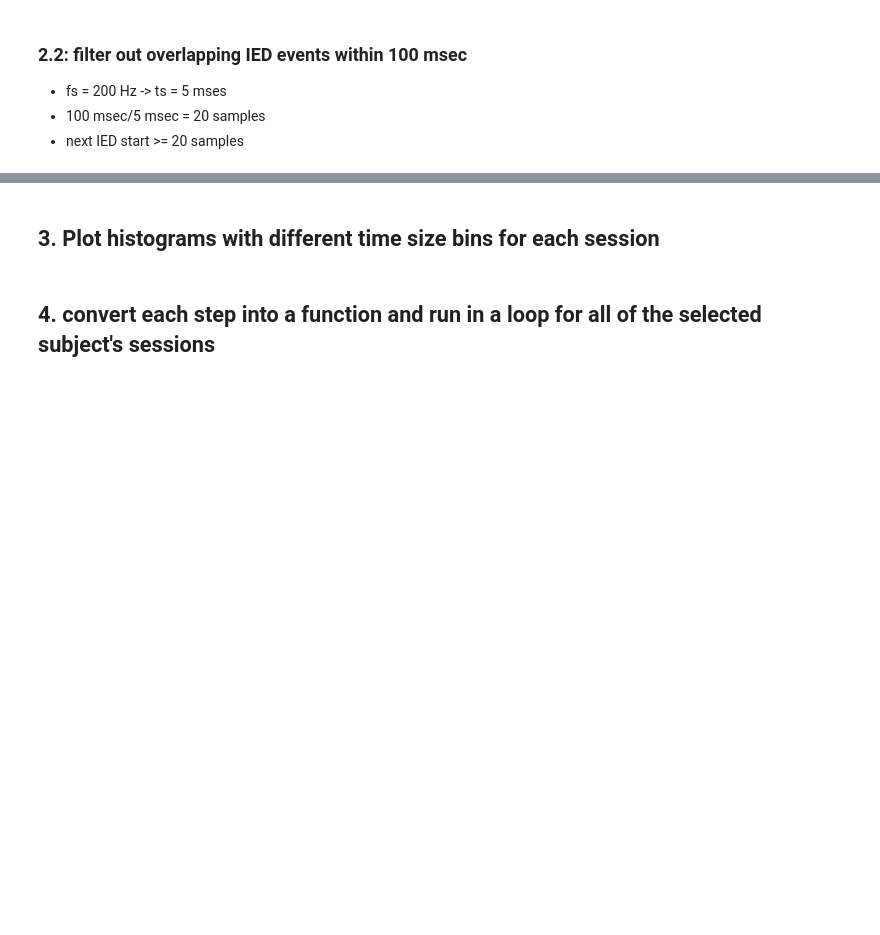
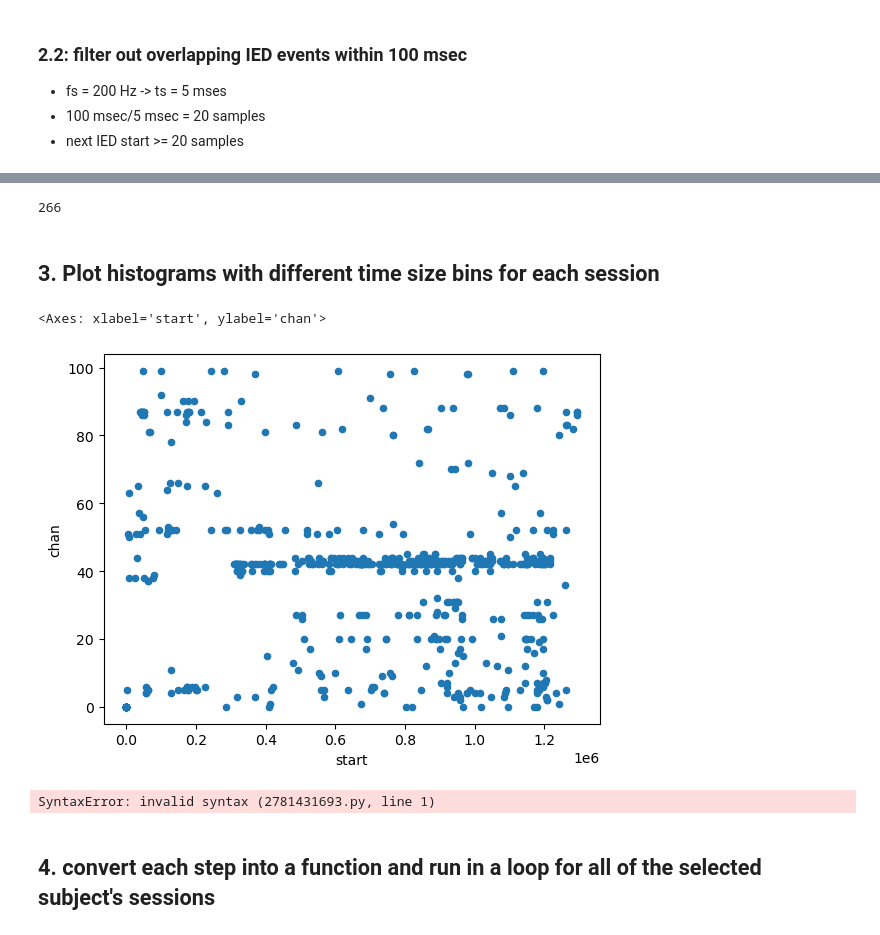
Before and after one commit to Simurgh818/IED_distributions, a Jupyter notebook: IED_distributions.ipynb, the cells around one changed output, grey strips where cells are left out. Drawn from its saved outputs; the diff is of its cells as text; code cells hidden in the pictures; blank space fills up the shorter version.

```diff
--- a/IED_distributions.ipynb
+++ b/IED_distributions.ipynb
@@ -169,11 +158,20 @@ session_df_tp_st.head(10)
 m, n = session_df_tp.shape
 print(m)
 true_IEDs = np.zeros((m,2),dtype=int);
-true_IEDs[0,:] = [session_df_tp_st.at[0,'start'],session_df_tp_st.at[0,'chan']]
+true_IEDs_df.loc[[0]] = pd.DataFrame({"start":[session_df_tp.at[0,'start']],
+                            "chan":[session_df_tp.at[0,'chan']]})
+true_IEDs[0,:] = [session_df_tp.at[0,'start'],session_df_tp.at[0,'chan']]
+i = 1
 for ied in range(1,m):
-    if (int(session_df_tp_st.loc[ied, 'start']) >= int(session_df_tp_st.loc[ied-1, 'start']+20)):
-        true_IEDs[ied,:] = [session_df_tp_st.at[ied,'start'],session_df_tp_st.at[ied,'chan']]
-    else:
-        ied = ied+1
+    idx = session_df_tp.index.values[ied]
+    # print(idx)
+    if (idx and idx+1) in session_df_tp.index:
+
+        if (int(session_df_tp.loc[[idx], 'start']+20) < int(session_df_tp.loc[[idx+1], 'start'])):
+            true_IEDs[i,:] = [session_df_tp.loc[idx,'start'],session_df_tp.loc[idx,'chan']]
+            i=  i+1
+            #true_IEDs_df.
+        else:
+            ied = ied+1
 # %% [output]
 3019
@@ -196,3 +193,4 @@ array([[ 233,    5],
 # %%
-(int(session_df_tp_st.loc[2, 'start']) >= int(session_df_tp_st.loc[2-1, 'start']+20))
+true_IEDs_df = pd.DataFrame(true_IEDs,columns=['start','chan'])
+true_IEDs_df
 # %% [output]
@@ -204,4 +246,18 @@ int(session_df_tp_st.loc[4,'start'])
+# %%
+count = np.count_nonzero(true_IEDs_df[true_IEDs_df['chan']==42])
+count
+# %% [output]
+266
 # %% [markdown]
 ##  3. Plot histograms with different time size bins for each session
+# %%
+true_IEDs_df.plot.scatter(x='start',y='chan')
+# %% [output]
+<Axes: xlabel='start', ylabel='chan'>
+[figure, added]
+# %%
+true_IEDs_df[true_IEDs_df['chan']==42].plot.line(x='start',y=);
+# %% [output]
+SyntaxError: invalid syntax (2781431693.py, line 1)
 # %% [markdown]
 ## 4. convert each step into a function and run in a loop for all of the selected subject's sessions
```
Also changed, not shown: parts of 10 cells of this notebook.
